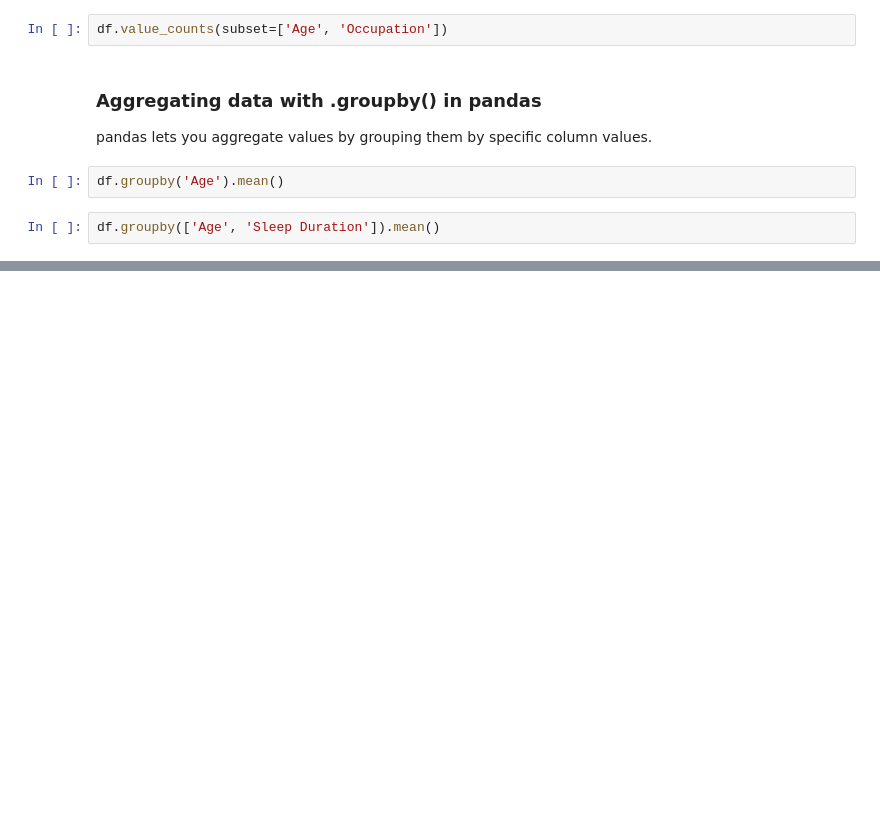
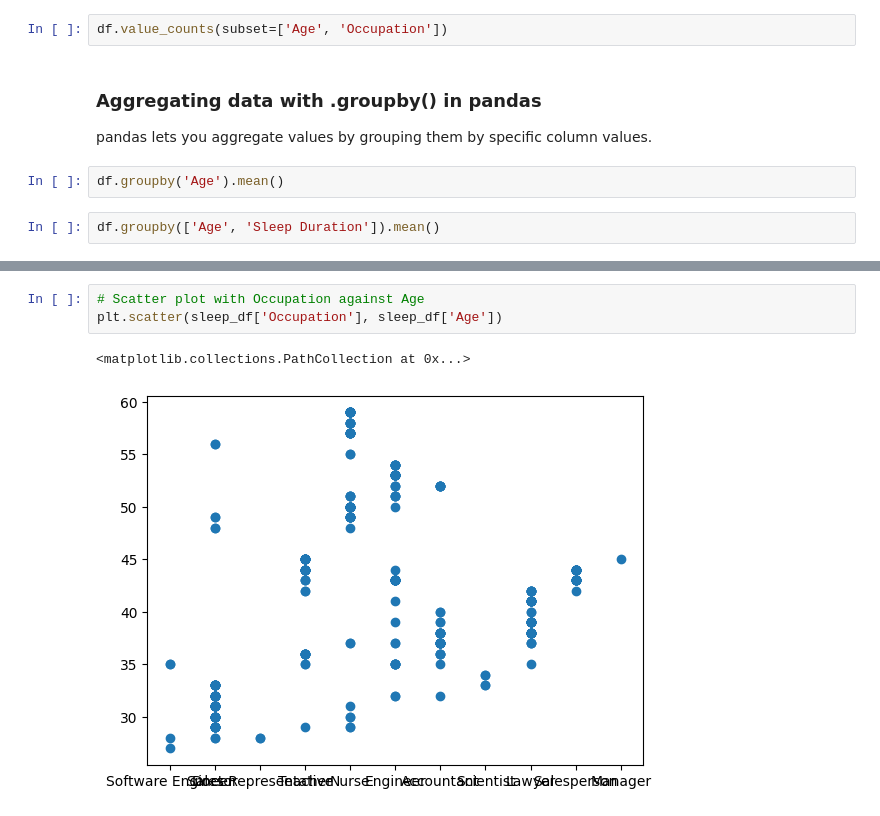
Before and after one commit to monicaiyb/sleep_tracker, a Jupyter notebook: seeta_data.ipynb, the cells around one changed output, grey strips where cells are left out. Cells and saved outputs as stored; diff of their text form; blank space fills up the shorter version.

```diff
--- a/seeta_data.ipynb
+++ b/seeta_data.ipynb
@@ -304,0 +349,6 @@ df.groupby(['Age', 'Sleep Duration']).mean()
+# %%
+# Scatter plot with Occupation against Age
+plt.scatter(sleep_df['Occupation'], sleep_df['Age'])
+# %% [output]
+<matplotlib.collections.PathCollection at 0x...>
+[figure, added]
```
Also changed, not shown: parts of 12 cells of this notebook, 2 other files.
